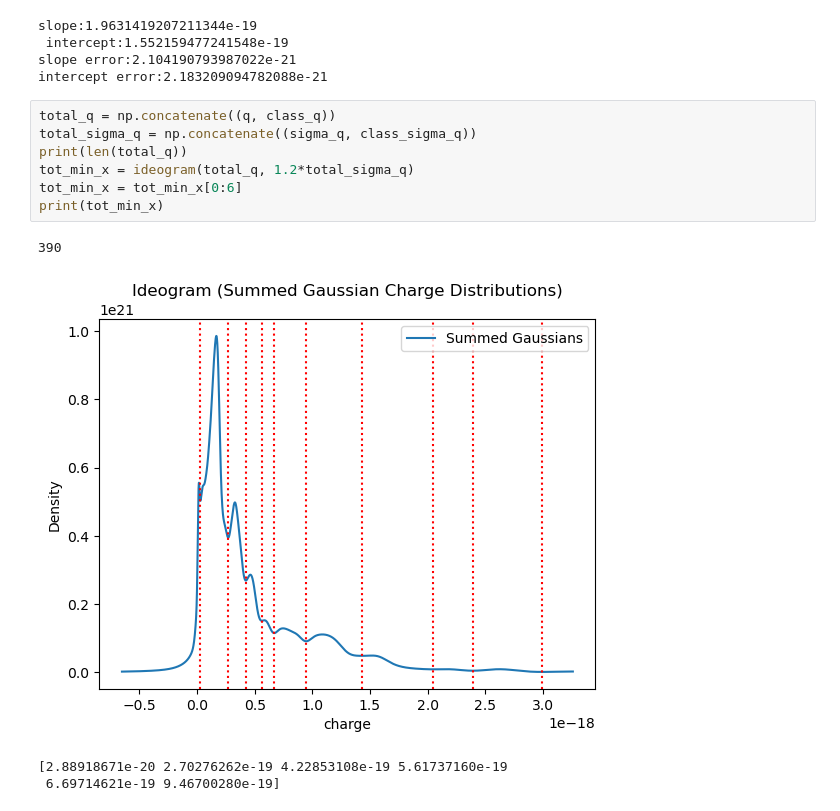
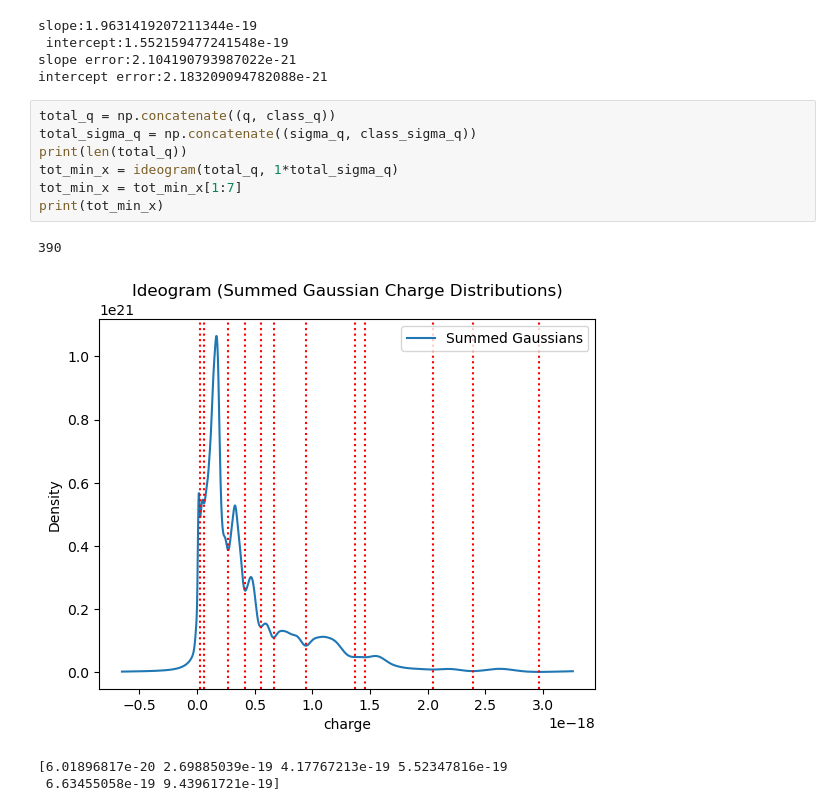
Before and after one commit to Steinburglar/advanced_exp, a Jupyter notebook: FAFO/TestLucas.ipynb, the cells around one changed output. Cells and saved outputs as stored; diff of their text form.

```diff
--- a/FAFO/TestLucas.ipynb
+++ b/FAFO/TestLucas.ipynb
@@ -85,15 +85,15 @@ intercept error:2.183209094782088e-21
 # %%
 total_q = np.concatenate((q, class_q))
 total_sigma_q = np.concatenate((sigma_q, class_sigma_q))
 print(len(total_q))
-tot_min_x = ideogram(total_q, 1.2*total_sigma_q)
-tot_min_x = tot_min_x[0:6]
+tot_min_x = ideogram(total_q, 1*total_sigma_q)
+tot_min_x = tot_min_x[1:7]
 print(tot_min_x)
 # %% [output]
 390
-[figure, old version]
+[figure, new version]
-[2.88918671e-20 2.70276262e-19 4.22853108e-19 5.61737160e-19
- 6.69714621e-19 9.46700280e-19]
+[6.01896817e-20 2.69885039e-19 4.17767213e-19 5.52347816e-19
+ 6.63455058e-19 9.43961721e-19]
 # %%
 binned_df = bin_charges(total_q, total_sigma_q, tot_min_x)
 display(binned_df)
```
Also changed, not shown: parts of 1 cell of this notebook.
